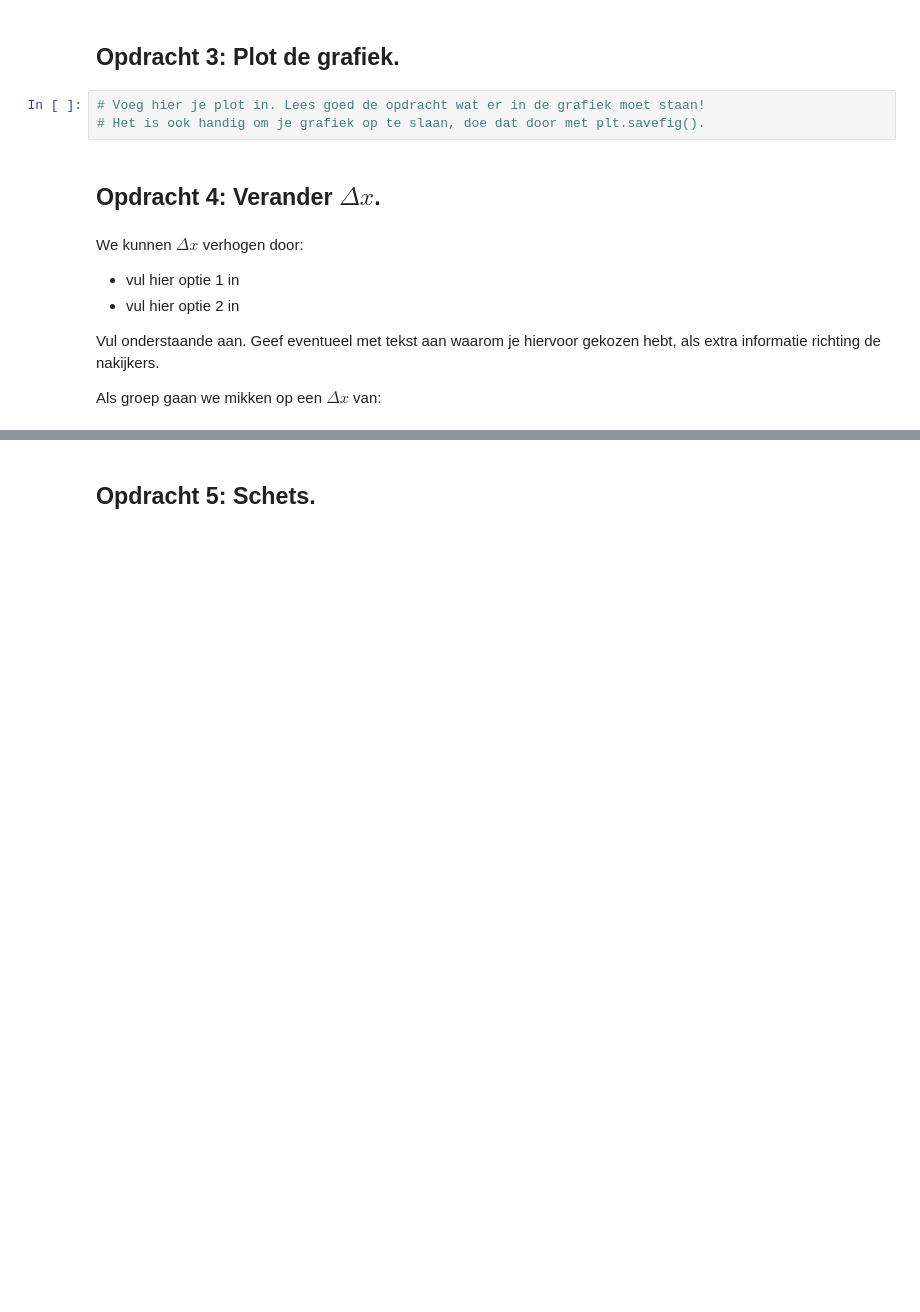
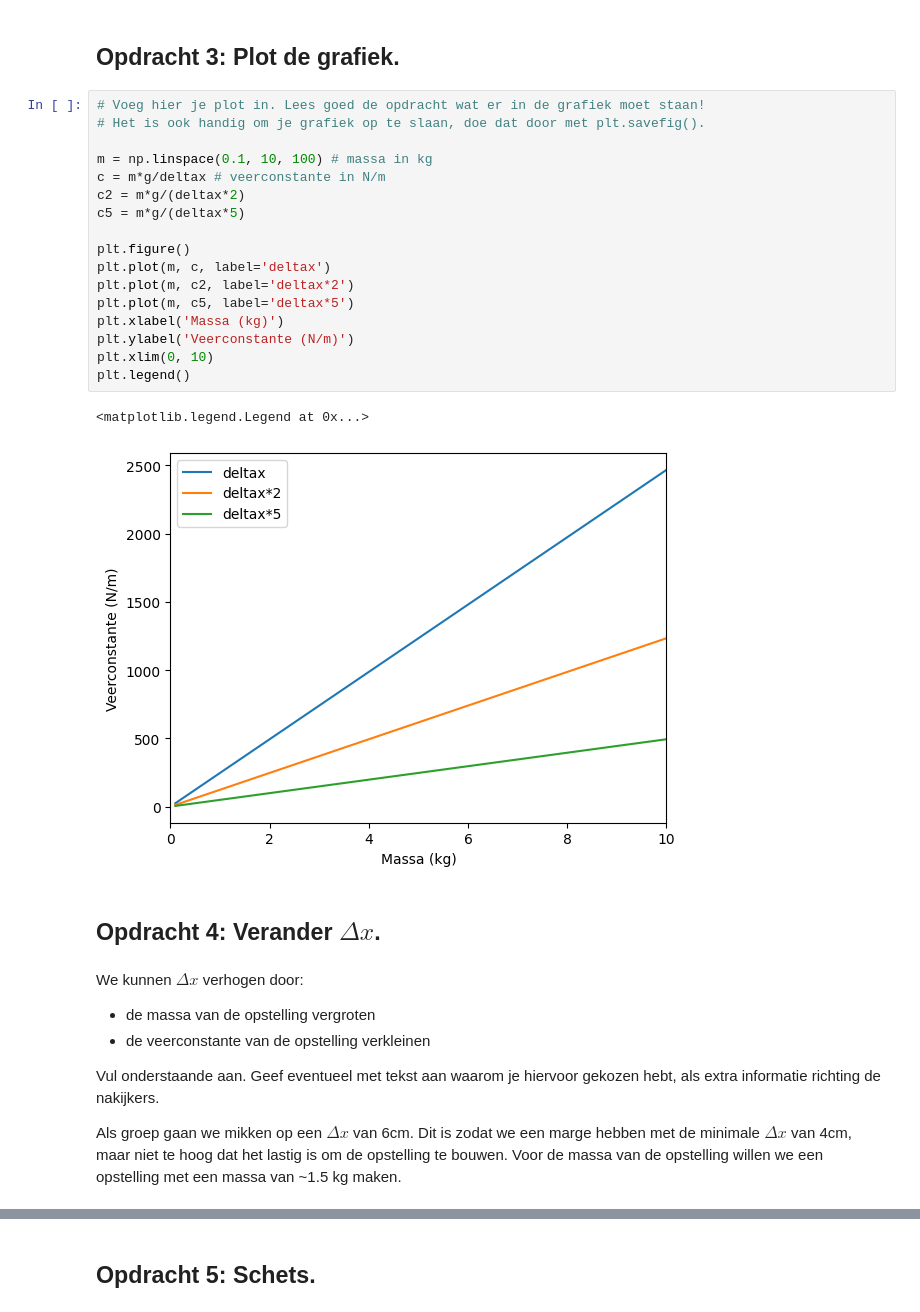
Before and after one commit to DavantePES/Def-D, a Jupyter notebook: FysiekeOntwerpopdrachten/5MaakEenOpstellingTrillingsvrij/Ontwerpopdracht5MaakEenOpstellingTrillingsvrijInvulTemplate.ipynb, the cells around one changed output, grey strips where cells are left out. Cells and saved outputs as stored; diff of their text form; blank space fills up the shorter version.

```diff
--- a/FysiekeOntwerpopdrachten/5MaakEenOpstellingTrillingsvrij/Ontwerpopdracht5MaakEenOpstellingTrillingsvrijInvulTemplate.ipynb
+++ b/FysiekeOntwerpopdrachten/5MaakEenOpstellingTrillingsvrij/Ontwerpopdracht5MaakEenOpstellingTrillingsvrijInvulTemplate.ipynb
@@ -55,14 +88,33 @@ Vul onderstaande tabel in:
 # %%
 # Voeg hier je plot in. Lees goed de opdracht wat er in de grafiek moet staan!
 # Het is ook handig om je grafiek op te slaan, doe dat door met plt.savefig().
+
+m = np.linspace(0.1, 10, 100) # massa in kg
+c = m*g/deltax # veerconstante in N/m
+c2 = m*g/(deltax*2)
+c5 = m*g/(deltax*5)
+
+plt.figure()
+plt.plot(m, c, label='deltax')
+plt.plot(m, c2, label='deltax*2')
+plt.plot(m, c5, label='deltax*5')
+plt.xlabel('Massa (kg)')
+plt.ylabel('Veerconstante (N/m)')
+plt.xlim(0, 10)
+plt.legend()
+# %% [output]
+<matplotlib.legend.Legend at 0x...>
+[figure, added]
 # %% [markdown]
 ## Opdracht 4: Verander $\Delta x$.
 # %% [markdown]
 We kunnen $\Delta x$ verhogen door:
 
-- vul hier optie 1 in
-- vul hier optie 2 in
+- de massa van de opstelling vergroten
+- de veerconstante van de opstelling verkleinen
 
 Vul onderstaande aan. Geef eventueel met tekst aan waarom je hiervoor gekozen hebt, als extra informatie richting de nakijkers.
 
-Als groep gaan we mikken op een $\Delta x$ van:
+Als groep gaan we mikken op een $\Delta x$ van 6cm.
+Dit is zodat we een marge hebben met de minimale $\Delta x$ van 4cm, maar niet te hoog dat het lastig is om de opstelling te bouwen.
+Voor de massa van de opstelling willen we een opstelling met een massa van ~1.5 kg maken.
```
Also changed, not shown: parts of 8 cells of this notebook.
